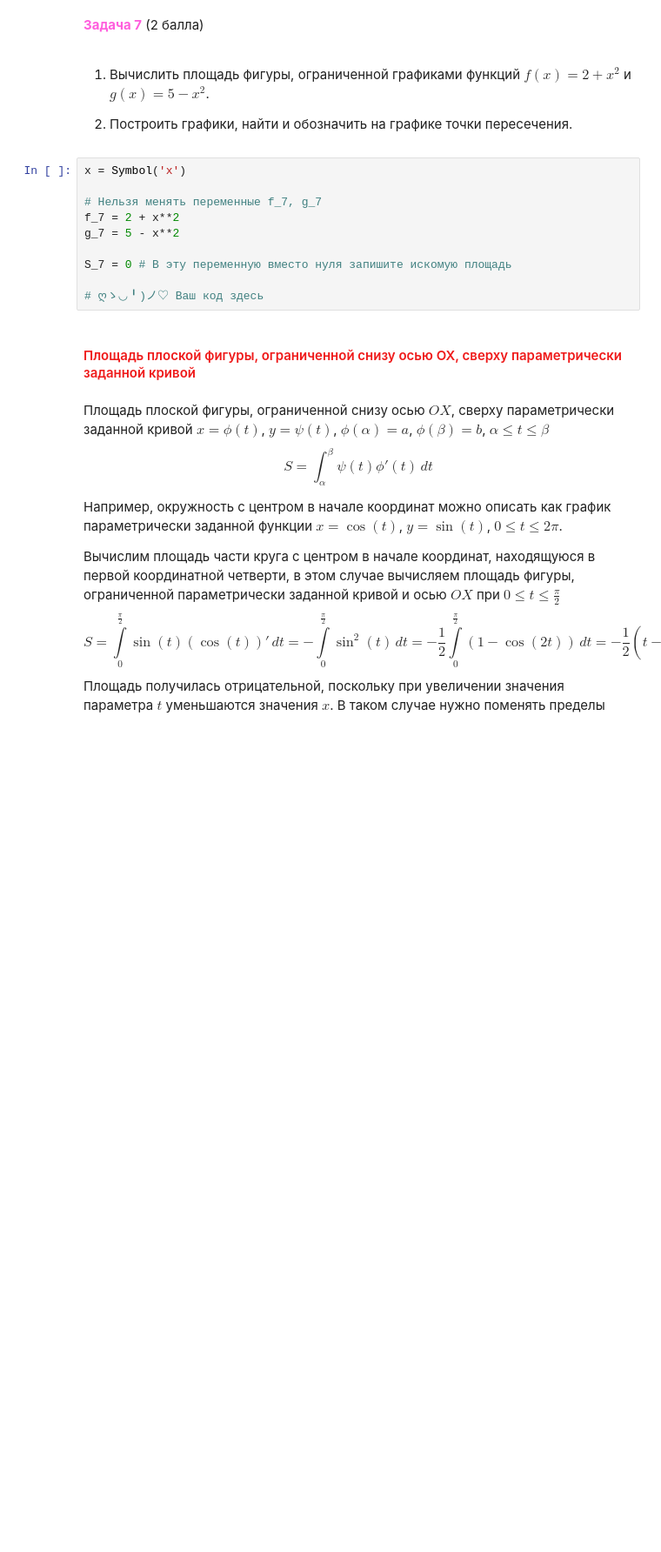
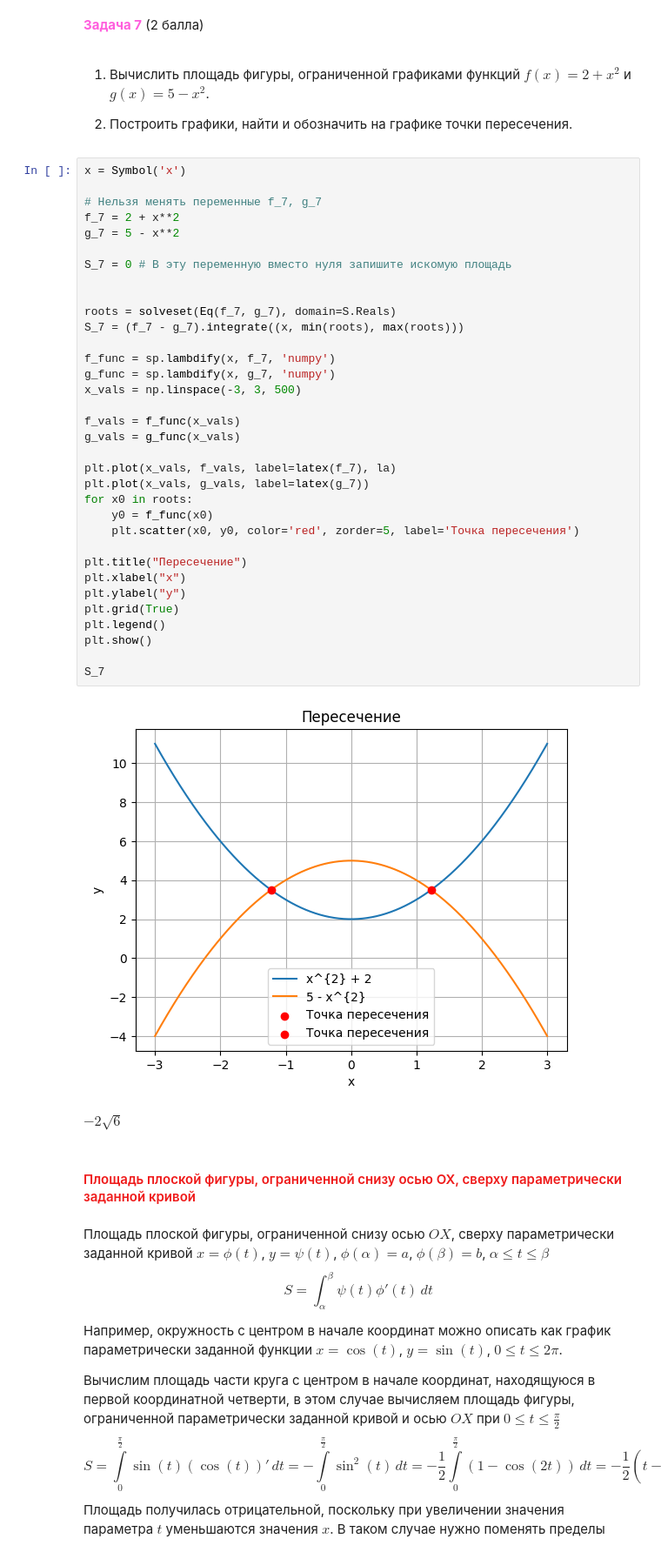
Before and after one commit to emelvv/hse-matan, a Jupyter notebook: ЛАБА2/Лабораторная работа 2 Часть 2 МА1 ПМИ Емельянов Владимир Михайлович Вариант 77.ipynb, the cells around one changed output. Shown: that part at 87% size. Cells and saved outputs as stored; diff of their text form; blank space fills up the shorter version.

```diff
--- a/ЛАБА2/Лабораторная работа 2 Часть 2 МА1 ПМИ Емельянов Владимир Михайлович Вариант 77.ipynb
+++ b/ЛАБА2/Лабораторная работа 2 Часть 2 МА1 ПМИ Емельянов Владимир Михайлович Вариант 77.ipynb
@@ -780,16 +780,43 @@ $\displaystyle - \frac{25}{6} - \frac{\left(1 + \sqrt{17}\right)^{2}}{8} + \frac
 1. Вычислить площадь фигуры, ограниченной графиками функций $f(x) = 2 + x^2$ и  $g(x) = 5 - x^2$.
 
 2. Построить графики, найти и обозначить на графике точки пересечения.
-# %%
-x = Symbol('x')
-
-# Нельзя менять переменные f_7, g_7
-f_7 = 2 + x**2
-g_7 = 5 - x**2
-
-S_7 = 0 # В эту переменную вместо нуля запишите искомую площадь
-
-# ღゝ◡╹)ノ♡ Ваш код здесь
+# %%
+x = Symbol('x')
+
+# Нельзя менять переменные f_7, g_7
+f_7 = 2 + x**2
+g_7 = 5 - x**2
+
+S_7 = 0 # В эту переменную вместо нуля запишите искомую площадь
+
+
+roots = solveset(Eq(f_7, g_7), domain=S.Reals)
+S_7 = (f_7 - g_7).integrate((x, min(roots), max(roots)))
+
+f_func = sp.lambdify(x, f_7, 'numpy')
+g_func = sp.lambdify(x, g_7, 'numpy')
+x_vals = np.linspace(-3, 3, 500)
+
+f_vals = f_func(x_vals)
+g_vals = g_func(x_vals)
+
+plt.plot(x_vals, f_vals, label=latex(f_7), la)
+plt.plot(x_vals, g_vals, label=latex(g_7))
+for x0 in roots:
+    y0 = f_func(x0)
+    plt.scatter(x0, y0, color='red', zorder=5, label='Точка пересечения')
+
+plt.title("Пересечение")
+plt.xlabel("x")
+plt.ylabel("y")
+plt.grid(True)
+plt.legend()
+plt.show()
+
+S_7
+# %% [output]
+[figure, added]
+$\displaystyle - 2 \sqrt{6}$
 # %% [markdown]
 <a name="implication_1_part_2"></a>
 #### <font color=#EF1A1A>Площадь плоской фигуры, ограниченной снизу осью ОХ, сверху параметрически заданной кривой</font>
```
